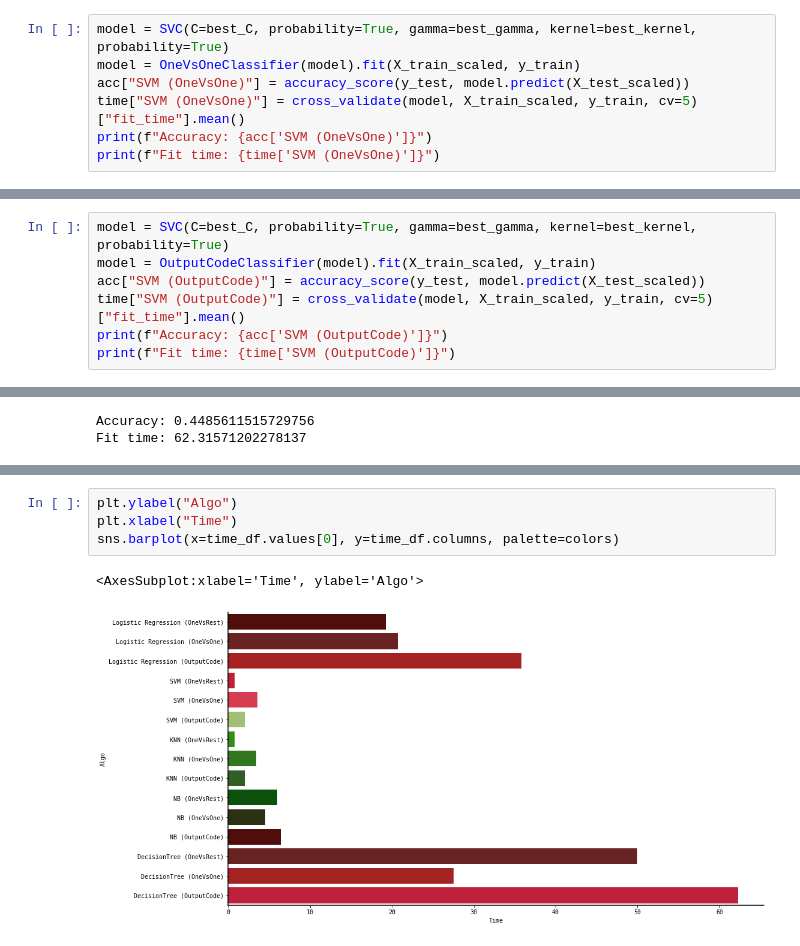
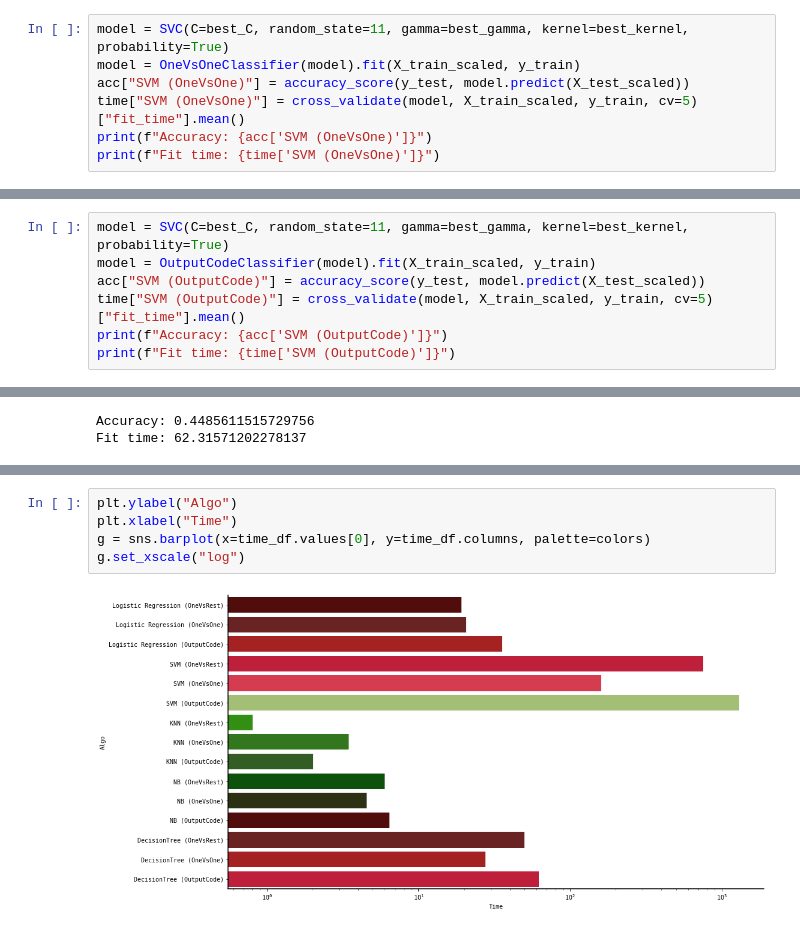
Before and after one commit to miloserdova-l/ml-homeworks, a Jupyter notebook: homework-3/homework-3.ipynb, the cells around one changed output, grey strips where cells are left out. Cells and saved outputs as stored; diff of their text form.

```diff
--- a/homework-3/homework-3.ipynb
+++ b/homework-3/homework-3.ipynb
@@ -280,5 +280,5 @@ Fit time: 0.8112958208888401
 # %%
-model = SVC(C=best_C, probability=True, gamma=best_gamma, kernel=best_kernel, probability=True)
+model = SVC(C=best_C, random_state=11, gamma=best_gamma, kernel=best_kernel, probability=True)
 model = OneVsOneClassifier(model).fit(X_train_scaled, y_train)
 acc["SVM (OneVsOne)"] = accuracy_score(y_test, model.predict(X_test_scaled))
 time["SVM (OneVsOne)"] = cross_validate(model, X_train_scaled, y_train, cv=5)["fit_time"].mean()
@@ -290,5 +290,5 @@ Fit time: 3.5661435739861735
 # %%
-model = SVC(C=best_C, probability=True, gamma=best_gamma, kernel=best_kernel, probability=True)
+model = SVC(C=best_C, random_state=11, gamma=best_gamma, kernel=best_kernel, probability=True)
 model = OutputCodeClassifier(model).fit(X_train_scaled, y_train)
 acc["SVM (OutputCode)"] = accuracy_score(y_test, model.predict(X_test_scaled))
 time["SVM (OutputCode)"] = cross_validate(model, X_train_scaled, y_train, cv=5)["fit_time"].mean()
@@ -445,7 +445,7 @@ sns.barplot(x=acc_df.values[0], y=acc_df.columns, palette=colors)
 # %%
 plt.ylabel("Algo")
 plt.xlabel("Time")
-sns.barplot(x=time_df.values[0], y=time_df.columns, palette=colors)
+g = sns.barplot(x=time_df.values[0], y=time_df.columns, palette=colors)
+g.set_xscale("log")
 # %% [output]
-<AxesSubplot:xlabel='Time', ylabel='Algo'>
-[figure, old version]
+[figure, new version]
```
Also changed, not shown: parts of 10 cells of this notebook.
